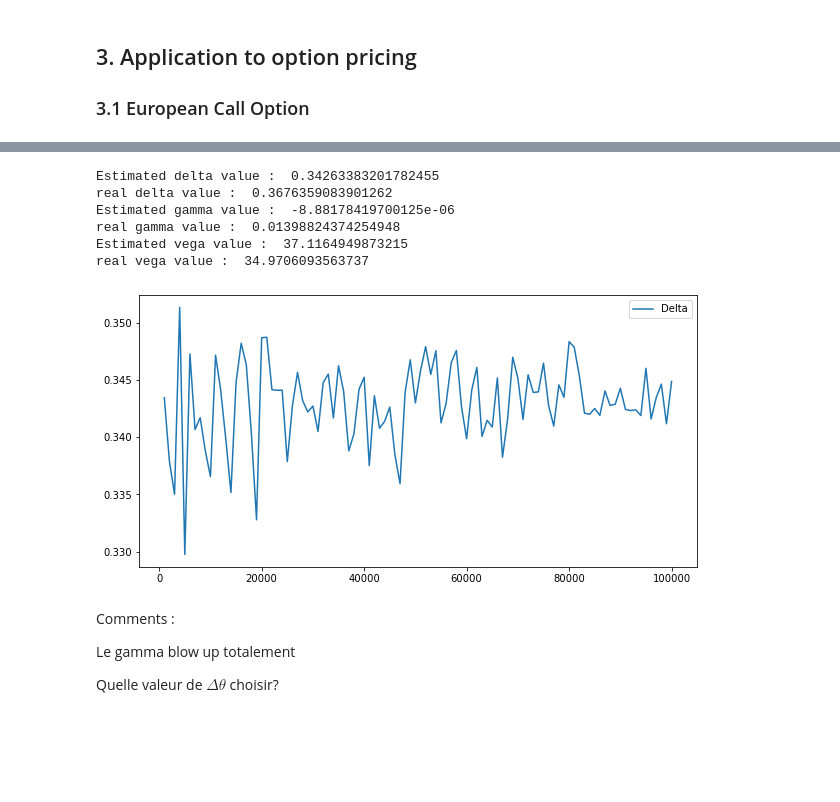
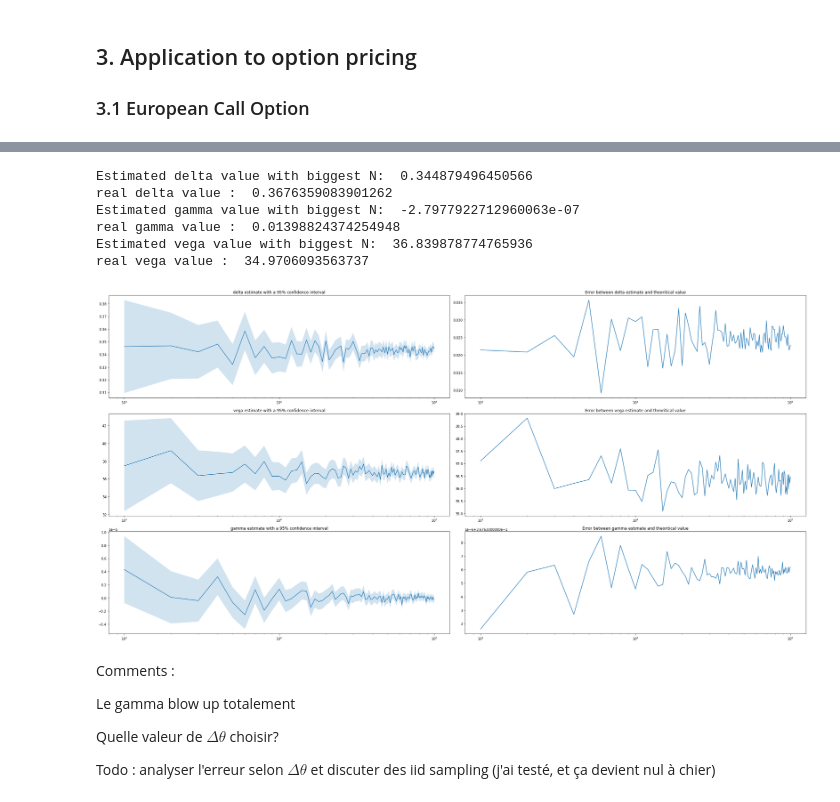
Before and after one commit to chgendreau/Monte-Carlo_Financial-Sensitivities, a Jupyter notebook: Monte Carlo estimation of Sensitivities in Finance.ipynb, the cells around one changed output, grey strips where cells are left out. Cells and saved outputs as stored; diff of their text form; code cells hidden in the pictures; blank space fills up the shorter version.

Commit message:
finite method plots and function done, need discussion. Pathwise derivative en cours

```diff
--- a/Monte Carlo estimation of Sensitivities in Finance.ipynb
+++ b/Monte Carlo estimation of Sensitivities in Finance.ipynb
@@ -112,12 +152,7 @@ C_payoff = lambda x,p: np.exp(-p[2]*p[0])*np.maximum(x-p[4],np.zeros(len(x)))
 # %%
-n_elem = np.arange(10**3,10**5+1000,1000)
+n_elem : np.array = np.arange(10**3,10**5+1000,1000)
 
 # Finite difference method
-
-delta_finite = np.zeros(len(n_elem))
-vega_finite = np.zeros(len(n_elem))
-gamma_finite = np.zeros(len(n_elem))
-for idx,n in enumerate(n_elem):
-    delta_finite[idx] = finite_difference(C_payoff,params,dtheta,"delta", n)
-    vega_finite[idx] = finite_difference(C_payoff,params,dtheta,"vega", n)
-    gamma_finite[idx] = finite_difference(C_payoff,params,dtheta,"gamma", n)
+finite_methods_dict = {}
+for greek in greeks:
+    finite_methods_dict[greek] = np.array([finite_difference(C_payoff,params,dtheta,greek, n) for idx,n in enumerate(n_elem)])
@@ -124,33 +166,43 @@ for idx,n in enumerate(n_elem):
 # %%
-d1 = (np.log(S_0/K)+(r+0.5*sig**2)*T)/(sig*np.sqrt(T))
+# Results Finite difference method
 
-print("Estimated delta value : ", delta_finite[-1])
+d1 : float = (np.log(S_0/K)+(r+0.5*sig**2)*T)/(sig*np.sqrt(T))
+
+print("Estimated delta value with biggest N: ", finite_methods_dict["delta"][-1,0])
 print("real delta value : ",st.norm.pdf(d1))
 
-print("Estimated gamma value : ", gamma_finite[-1])
+print("Estimated gamma value with biggest N: ", finite_methods_dict["gamma"][-1,0])
 print("real gamma value : ",np.exp(-r*T)*st.norm.pdf(d1)/(sig*S_0*np.sqrt(T)))
 
-print("Estimated vega value : ", vega_finite[-1])
+print("Estimated vega value with biggest N: ", finite_methods_dict["vega"][-1,0])
 print("real vega value : ",np.exp(-r*T)*S_0*np.sqrt(T)*st.norm.pdf(d1))
+
+fig, ax = plt.subplots(3,2,figsize=(30,15))
+
+for idx,greek in enumerate(greeks):
+    ax[idx,0].plot(n_elem,finite_methods_dict[greek][:,0],label=greek)
+    ax[idx,0].fill_between(n_elem, finite_methods_dict[greek][:,0] - 1.96*finite_methods_dict[greek][:,1]/np.sqrt(n_elem),
+                                 finite_methods_dict[greek][:,0] + 1.96*finite_methods_dict[greek][:,1]/np.sqrt(n_elem),alpha=0.2)
+    ax[idx,1].plot(n_elem,np.abs(st.norm.pdf(d1)-finite_methods_dict[greek][:,0]))
+    ax[idx,0].set_title(f"{greek} estimate with a 95% confidence interval")
+    ax[idx,1].set_title(f"Error between {greek} estimate and theoritical value")
+    ax[idx,0].set_xscale("log")
+    ax[idx,1].set_xscale("log")
+
+fig.tight_layout()
 # %% [output]
-Estimated delta value :  0.34263383201782455
+Estimated delta value with biggest N:  0.344879496450566
 real delta value :  0.3676359083901262
-Estimated gamma value :  -8.88178419700125e-06
+Estimated gamma value with biggest N:  -2.7977922712960063e-07
 real gamma value :  0.01398824374254948
-Estimated vega value :  37.1164949873215
+Estimated vega value with biggest N:  36.839878774765936
 real vega value :  34.9706093563737
+[figure, added]
-# %%
-plt.figure(figsize=(10,5))
-plt.plot(n_elem,delta_finite,label="Delta")
-#plt.plot(n_elem,vega_finite,label="Vega")
-#plt.plot(n_elem,gamma_finite,label="Gamma")
-plt.legend()
-plt.show()
-# %% [output]
-[figure, removed]
 # %% [markdown]
 Comments :
 
 Le gamma blow up totalement
 
 Quelle valeur de $\Delta \theta$ choisir?
+
+Todo : analyser l'erreur selon $\Delta \theta$ et discuter des iid sampling (j'ai testé, et ça devient nul à chier)
```
Also changed, not shown: parts of 5 cells of this notebook.
